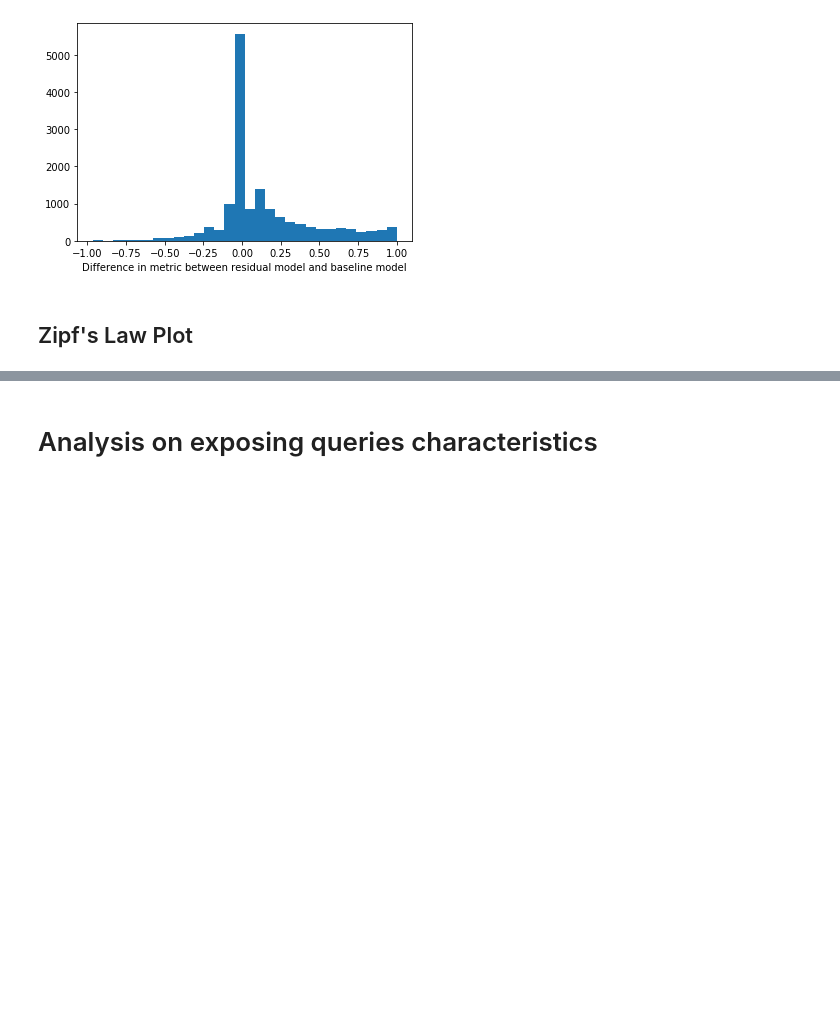
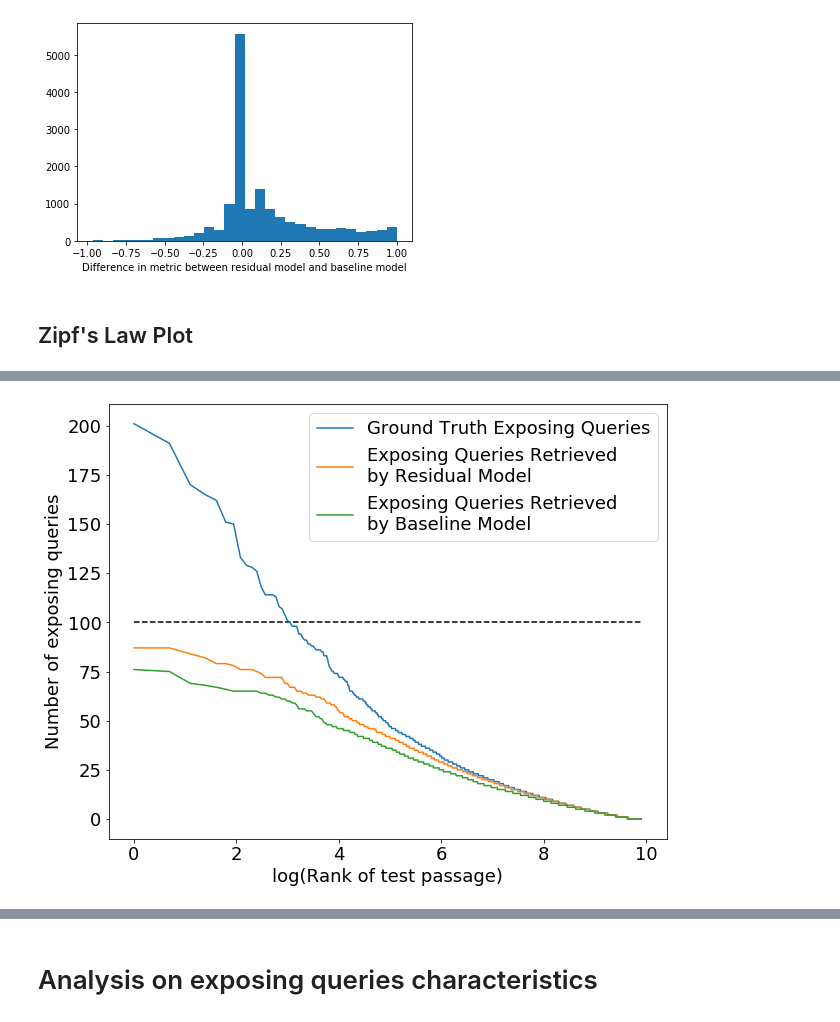
Before and after one commit to Chipxiang/search-exposure, a Jupyter notebook: visualization/final_plots.ipynb, the cells around one changed output, grey strips where cells are left out. Drawn from its saved outputs; the diff is of its cells as text; code cells hidden in the pictures; blank space fills up the shorter version.

```diff
--- a/visualization/final_plots.ipynb
+++ b/visualization/final_plots.ipynb
@@ -110,5 +405,6 @@ def plot_zipf_log(results, true_dict):
 # %%
-def plot_zipf(results, true_dict):
+def plot_zipf_linear_log(results, true_dict):
+    plt.rcParams.update({'font.size': 18})
     baseline_rank = results["forward_baseline_rank_test"]
     residual_rank = results["pred_rank_test"]
     n = len(baseline_rank)
@@ -122,11 +418,17 @@ def plot_zipf(results, true_dict):
     base = sorted(base, reverse=True)
     model = sorted(model, reverse=True)
     true = sorted(true, reverse=True)
-    x_rank = [i for i in range(1,n+1)]
+    x_rank = [np.log(i) for i in range(1,n+1)]
+#     x_rank = [i for i in range(1,n+1)]
+    plt.figure(figsize=(10,8))
     plt.plot(x_rank, true, label="Ground Truth Exposing Queries")
-    plt.plot(x_rank, model, label="Exposing Queries Retrieved by Residual Model")
-    plt.plot(x_rank, base, label="Exposing Queries Retrieved by Baseline Model")
-    plt.xlabel("Rank")
-    plt.ylabel("Count")
+    plt.plot(x_rank, model, label="Exposing Queries Retrieved \nby Residual Model")
+    plt.plot(x_rank, base, label="Exposing Queries Retrieved \nby Baseline Model")
+    plt.hlines(100, np.log(1), np.log(n), linestyles='dashed')
+    plt.xlabel("log(Rank of test passage)")
+    plt.ylabel("Number of exposing queries")
     plt.legend()
+    plt.savefig("linear_log.pdf",dpi=2400, bbox_inches = 'tight')
     plt.show()
+    ref = [100, np.log(1), np.log(n)]
+    return x_rank, true, model, base, ref
@@ -133 +471,5 @@ def plot_zipf(results, true_dict):
+# %%
+x_ran_lin_log, true_lin_log, model_lin_log, base_lin_log, ref_lin_log = plot_zipf_linear_log(results, true_dict_100)
+# %% [output]
+[figure, added]
 # %%
```
Also changed, not shown: parts of 47 cells of this notebook, 5 other files.
